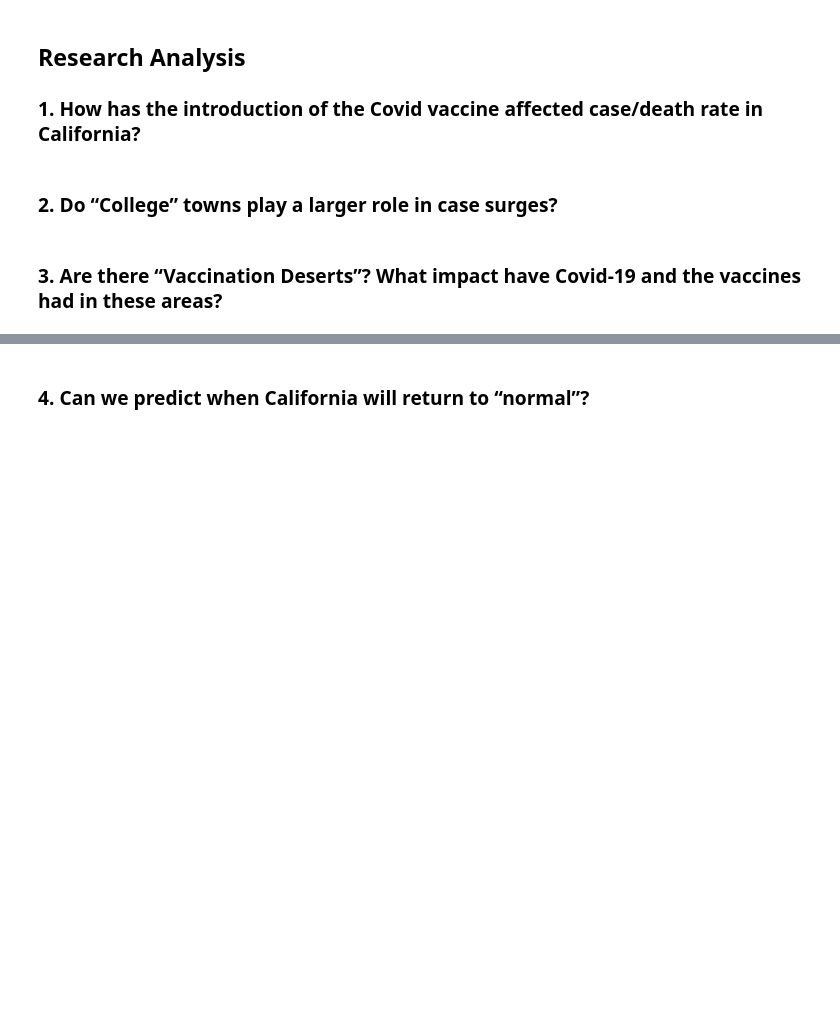
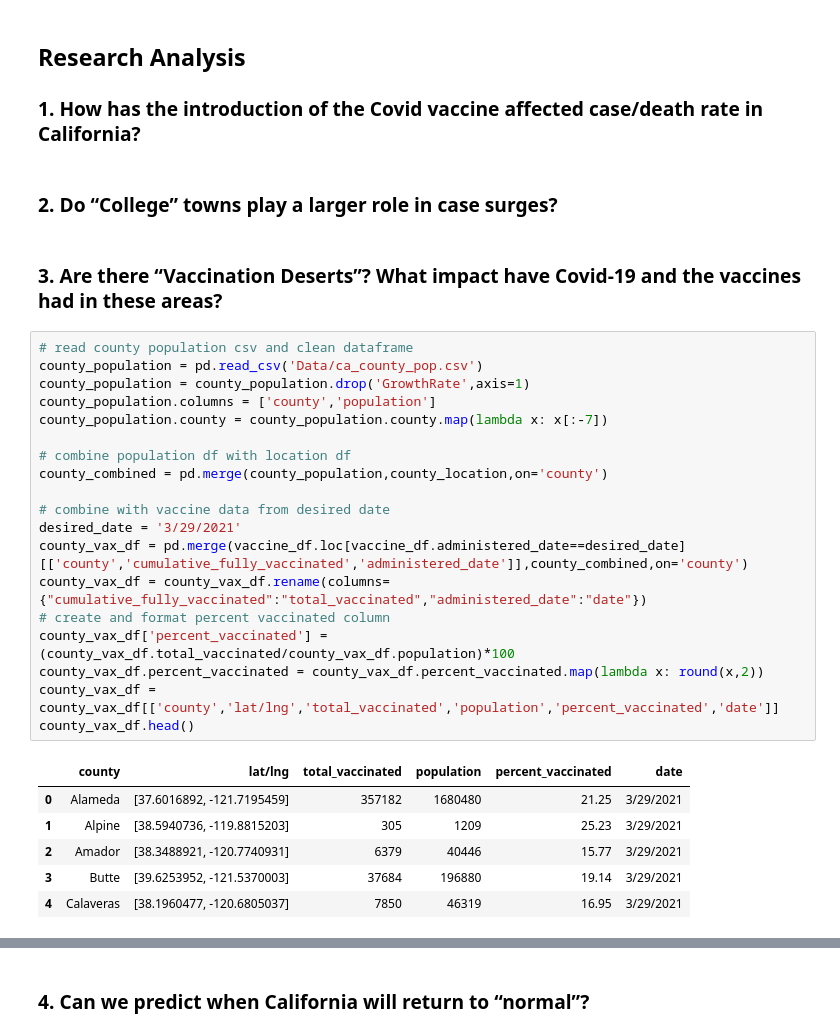
Before and after one commit to danijmartin/Covid-19-California, a Jupyter notebook: covid19_ca_main.ipynb, the cells around one changed output, grey strips where cells are left out. Drawn from its saved outputs; the diff is of its cells as text; blank space fills up the shorter version.

```diff
--- a/covid19_ca_main.ipynb
+++ b/covid19_ca_main.ipynb
@@ -155,3 +188,29 @@ census_df.to_csv('Data/Census_data.csv', encoding='utf-8', index=False)
 ### 2.	Do “College” towns play a larger role in case surges?
 # %% [markdown]
 ### 3.	Are there “Vaccination Deserts”? What impact have Covid-19 and the vaccines had in these areas?
+# %%
+# read county population csv and clean dataframe
+county_population = pd.read_csv('Data/ca_county_pop.csv')
+county_population = county_population.drop('GrowthRate',axis=1)
+county_population.columns = ['county','population']
+county_population.county = county_population.county.map(lambda x: x[:-7])
+
+# combine population df with location df
+county_combined = pd.merge(county_population,county_location,on='county')
+
+# combine with vaccine data from desired date
+desired_date = '3/29/2021'
+county_vax_df = pd.merge(vaccine_df.loc[vaccine_df.administered_date==desired_date][['county','cumulative_fully_vaccinated','administered_date']],county_combined,on='county')
+county_vax_df = county_vax_df.rename(columns={"cumulative_fully_vaccinated":"total_vaccinated","administered_date":"date"})
+# create and format percent vaccinated column
+county_vax_df['percent_vaccinated'] = (county_vax_df.total_vaccinated/county_vax_df.population)*100
+county_vax_df.percent_vaccinated = county_vax_df.percent_vaccinated.map(lambda x: round(x,2))
+county_vax_df = county_vax_df[['county','lat/lng','total_vaccinated','population','percent_vaccinated','date']]
+county_vax_df.head()
+# %% [output]
+|  | county | lat/lng | total_vaccinated | population | percent_vaccinated | date |
+| 0 | Alameda | [37.6016892, -121.7195459] | 357182 | 1680480 | 21.25 | 3/29/2021 |
+| 1 | Alpine | [38.5940736, -119.8815203] | 305 | 1209 | 25.23 | 3/29/2021 |
+| 2 | Amador | [38.3488921, -120.7740931] | 6379 | 40446 | 15.77 | 3/29/2021 |
+| 3 | Butte | [39.6253952, -121.5370003] | 37684 | 196880 | 19.14 | 3/29/2021 |
+| 4 | Calaveras | [38.1960477, -120.6805037] | 7850 | 46319 | 16.95 | 3/29/2021 |
```
Also changed, not shown: parts of 7 cells of this notebook, 1 other file.
